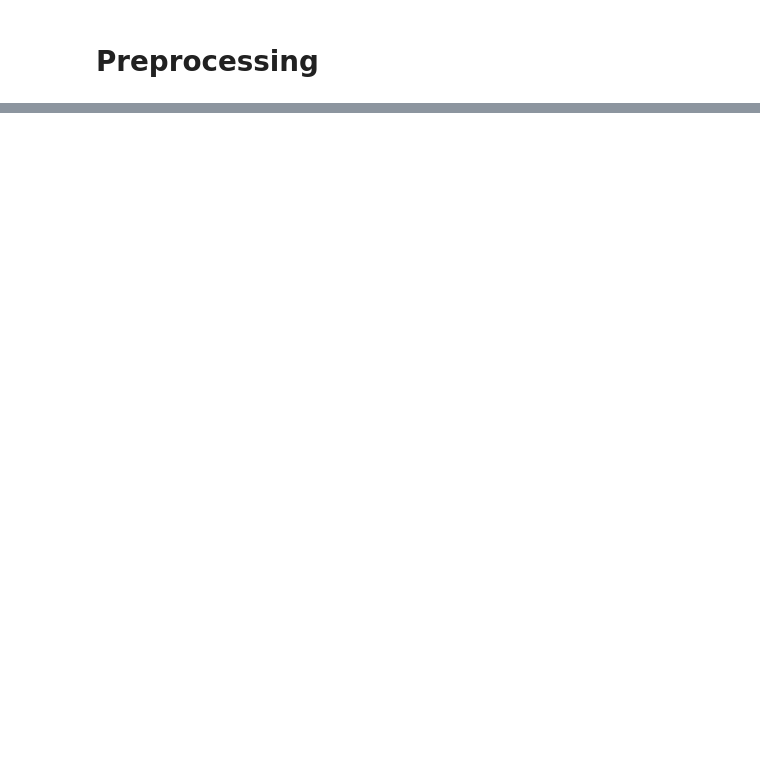
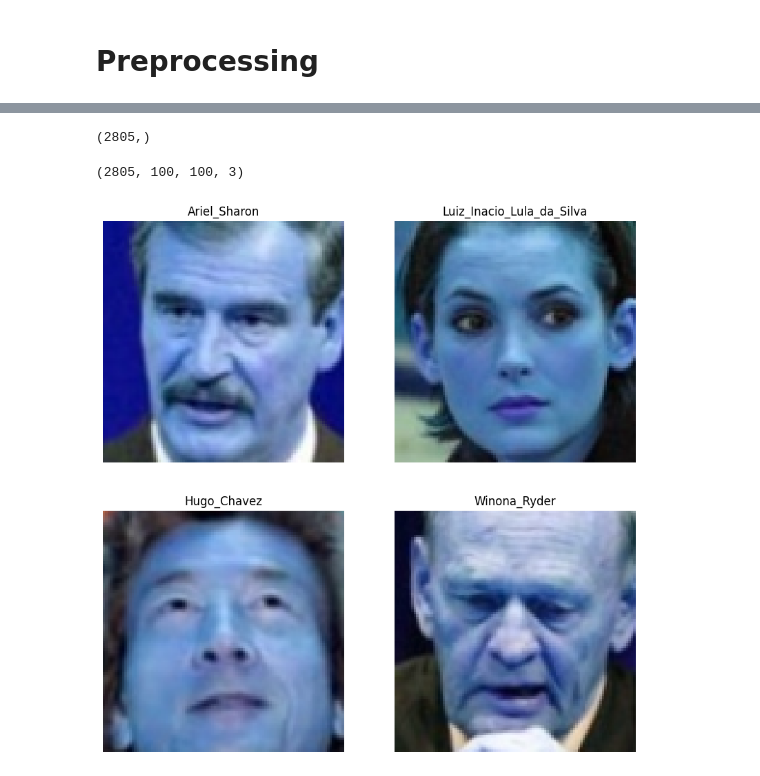
Before and after one commit to kimhonggithub/Project-Face-Regonition, a Jupyter notebook: face_recognition.ipynb, the cells around one changed output, grey strips where cells are left out. Cells and saved outputs as stored; diff of their text form; code cells hidden in the pictures; blank space fills up the shorter version.

```diff
--- a/face_recognition.ipynb
+++ b/face_recognition.ipynb
@@ -365,0 +346,17 @@ for path in dataset['path'][:5]:
+# %%
+updated_labels.shape
+# %% [output]
+(2805,)
+# %%
+face_detect.shape
+# %% [output]
+(2805, 100, 100, 3)
+# %%
+def resize(images, target_size=(100, 100)):
+    resize_image = [cv2.resize(image, target_size) for image in images]
+    return np.array(resize_image)
+
+resized_image = resize(face_detect, target_size=(100, 100))
+display_random_images(resized_image, dataset['target'], 2, 2)
+# %% [output]
+[figure, added]
```
Also changed, not shown: parts of 74 cells of this notebook, 1 other file.
